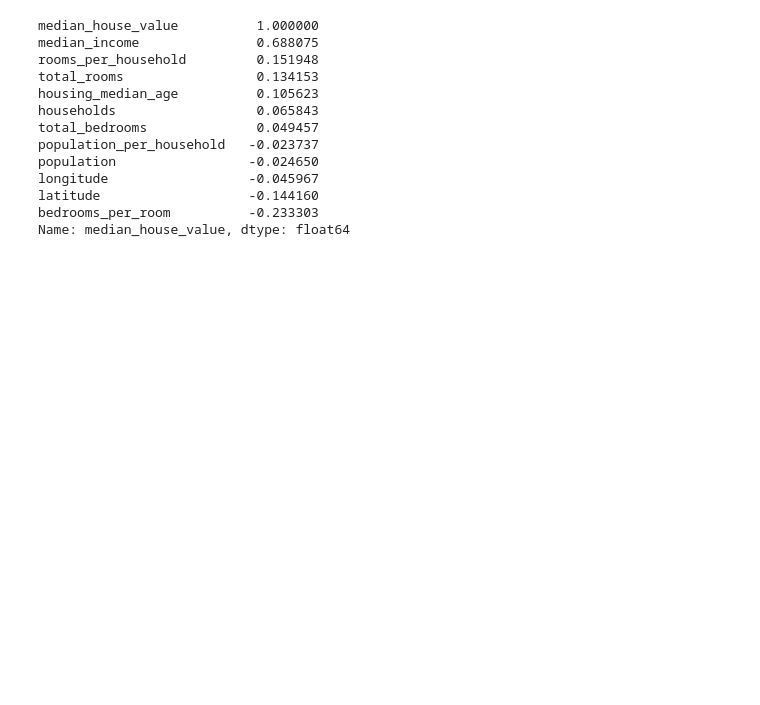
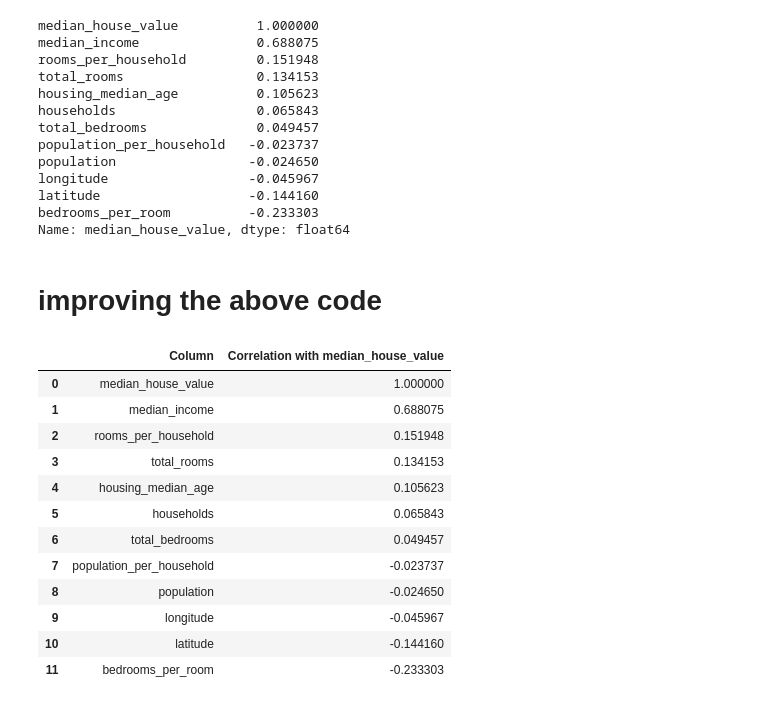
Before and after one commit to code-JOA/Housing-Project-Regression, a Jupyter notebook: notebook.ipynb, the cells around one changed output. Drawn from its saved outputs; the diff is of its cells as text; code cells hidden in the pictures; blank space fills up the shorter version.

```diff
--- a/notebook.ipynb
+++ b/notebook.ipynb
@@ -432,3 +432,25 @@ longitude                  -0.045967
 latitude                   -0.144160
 bedrooms_per_room          -0.233303
 Name: median_house_value, dtype: float64
+# %% [markdown]
+# improving the above code
+# %%
+corr_matrix= data.corr()
+corr=corr_matrix.median_house_value.sort_values(ascending=False)
+d = pd.DataFrame({'Column':corr.index,
+                 'Correlation with median_house_value':corr.values})
+d
+# %% [output]
+|  | Column | Correlation with median_house_value |
+| 0 | median_house_value | 1.000000 |
+| 1 | median_income | 0.688075 |
+| 2 | rooms_per_household | 0.151948 |
+| 3 | total_rooms | 0.134153 |
+| 4 | housing_median_age | 0.105623 |
+| 5 | households | 0.065843 |
+| 6 | total_bedrooms | 0.049457 |
+| 7 | population_per_household | -0.023737 |
+| 8 | population | -0.024650 |
+| 9 | longitude | -0.045967 |
+| 10 | latitude | -0.144160 |
+| 11 | bedrooms_per_room | -0.233303 |
```
Also changed, not shown: parts of 1 cell of this notebook, 1 other file.
